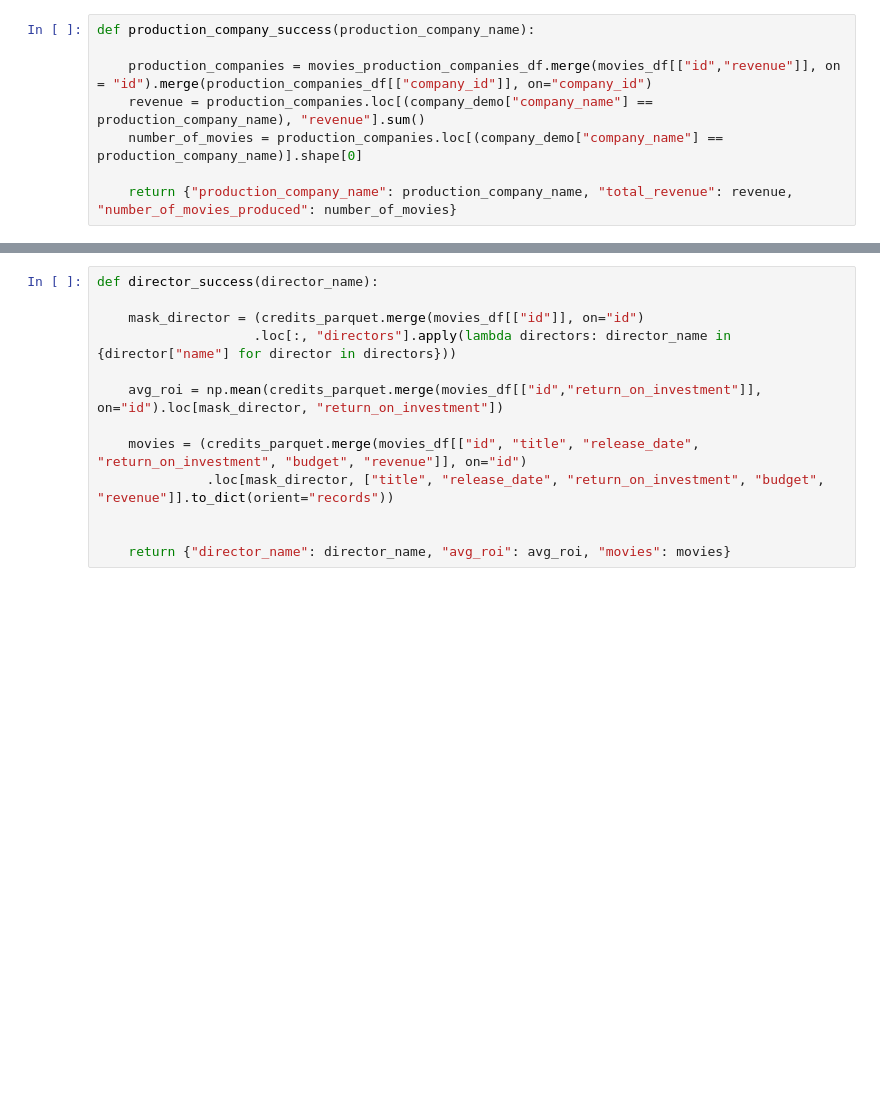
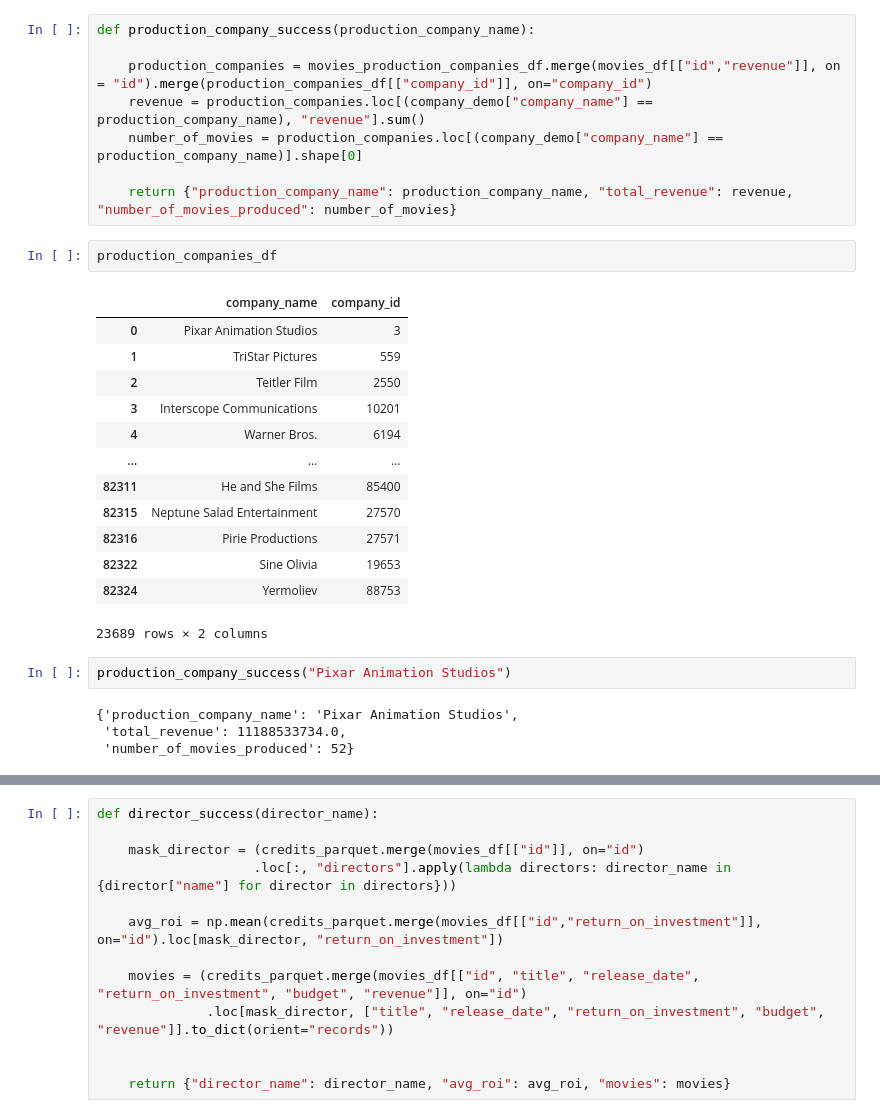
Before and after one commit to someonefrom93/PI_JUL, a Jupyter notebook: etl.ipynb, the cells around one changed output, grey strips where cells are left out. Cells and saved outputs as stored; diff of their text form; blank space fills up the shorter version.

```diff
--- a/etl.ipynb
+++ b/etl.ipynb
@@ -939,3 +954,25 @@ def production_company_success(production_company_name):
     number_of_movies = production_companies.loc[(company_demo["company_name"] == production_company_name)].shape[0]
 
     return {"production_company_name": production_company_name, "total_revenue": revenue, "number_of_movies_produced": number_of_movies}
+# %%
+production_companies_df
+# %% [output]
+|  | company_name | company_id |
+| 0 | Pixar Animation Studios | 3 |
+| 1 | TriStar Pictures | 559 |
+| 2 | Teitler Film | 2550 |
+| 3 | Interscope Communications | 10201 |
+| 4 | Warner Bros. | 6194 |
+| ... | ... | ... |
+| 82311 | He and She Films | 85400 |
+| 82315 | Neptune Salad Entertainment | 27570 |
+| 82316 | Pirie Productions | 27571 |
+| 82322 | Sine Olivia | 19653 |
+| 82324 | Yermoliev | 88753 |
+23689 rows × 2 columns
+# %%
+production_company_success("Pixar Animation Studios")
+# %% [output]
+{'production_company_name': 'Pixar Animation Studios',
+ 'total_revenue': 11188533734.0,
+ 'number_of_movies_produced': 52}
```
Also changed, not shown: parts of 9 cells of this notebook, 2 other files.
